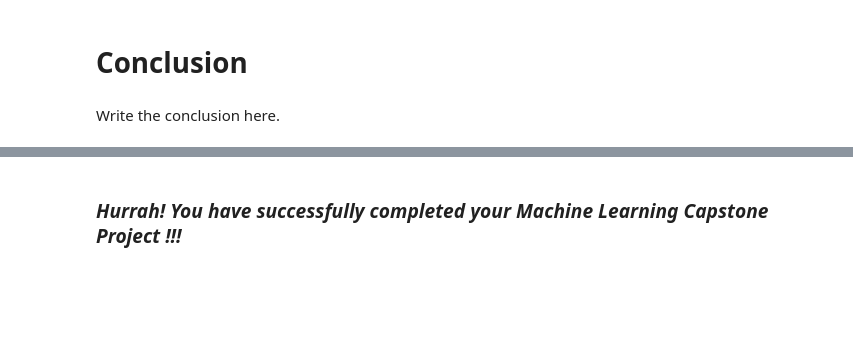
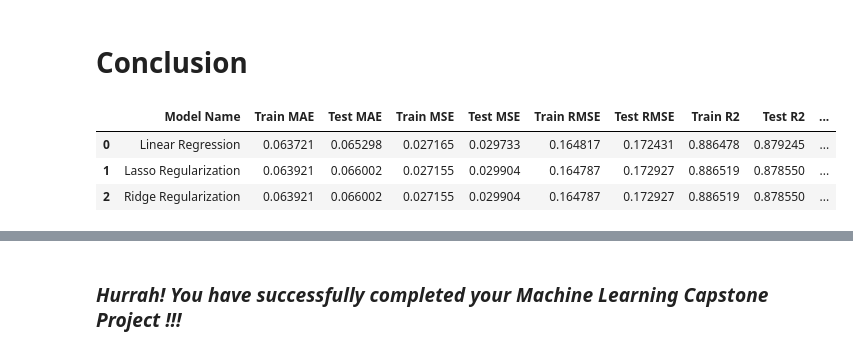
Before and after one commit to shubhamrai1318/TED_Talk_Views_Prediction, a Jupyter notebook: TED_Talk_Views_Prediction.ipynb, the cells around one changed output, grey strips where cells are left out. Cells and saved outputs as stored; diff of their text form; code cells hidden in the pictures; blank space fills up the shorter version.

```diff
--- a/TED_Talk_Views_Prediction.ipynb
+++ b/TED_Talk_Views_Prediction.ipynb
@@ -2503,5 +2505,35 @@ Answer Here.
 ### ***Congrats! Your model is successfully created and ready for deployment on a live server for a real user interaction !!!***
 # %% [markdown]
 # **Conclusion**
-# %% [markdown]
-Write the conclusion here.
+# %%
+# Creating a List of Dictionaries of Results of Train and Test data
+ml_models = [{'Model Name': 'Linear Regression',
+                 'Train MAE': train_mae, 'Test MAE': test_mae,
+                 'Train MSE': train_mse, 'Test MSE ': test_mse,
+                 'Train RMSE': train_rmse, 'Test RMSE': test_rmse,
+                 'Train R2': train_r2, 'Test R2': test_r2,
+                 'Adjusted R2': LR_Adjusted_R2},
+            {'Model Name': 'Lasso Regularization',
+                 'Train MAE': LA_Train_MAE, 'Test MAE': LA_Test_MAE,
+                 'Train MSE': LA_Train_MSE, 'Test MSE ': LA_Test_MSE,
+                 'Train RMSE': LA_Train_RMSE, 'Test RMSE': LA_Test_RMSE,
+                 'Train R2': LA_Train_R2, 'Test R2': LA_Test_R2,
+                 'Adjusted R2': LA_Adjusted_R2},
+            {'Model Name': 'Ridge Regularization',
+                 'Train MAE': RR_Train_MAE, 'Test MAE': RR_Test_MAE,
+                 'Train MSE': RR_Train_MSE, 'Test MSE ': RR_Test_MSE,
+                 'Train RMSE': RR_Train_RMSE, 'Test RMSE': RR_Test_RMSE,
+                 'Train R2': RR_Train_R2, 'Test R2': RR_Test_R2,
+                 'Adjusted R2': RR_Adjusted_R2}]
+
+
+# Create a Data frame
+conclusion_df = pd.DataFrame(ml_models)
+
+# print the data frame
+conclusion_df
+# %% [output]
+|  | Model Name | Train MAE | Test MAE | Train MSE | Test MSE | Train RMSE | Test RMSE | Train R2 | Test R2 | ... |
+| 0 | Linear Regression | 0.063721 | 0.065298 | 0.027165 | 0.029733 | 0.164817 | 0.172431 | 0.886478 | 0.879245 | ... |
+| 1 | Lasso Regularization | 0.063921 | 0.066002 | 0.027155 | 0.029904 | 0.164787 | 0.172927 | 0.886519 | 0.878550 | ... |
+| 2 | Ridge Regularization | 0.063921 | 0.066002 | 0.027155 | 0.029904 | 0.164787 | 0.172927 | 0.886519 | 0.878550 | ... |
```
Also changed, not shown: parts of 9 cells of this notebook.
